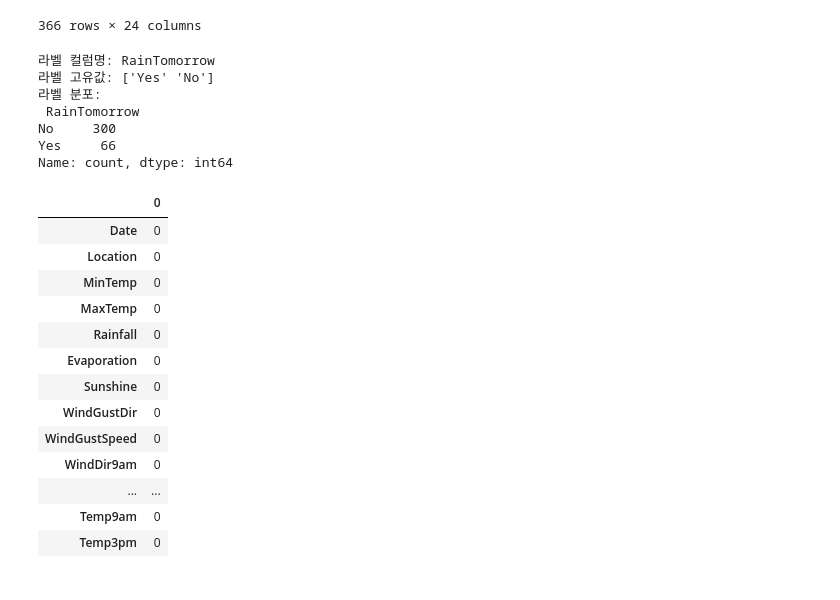
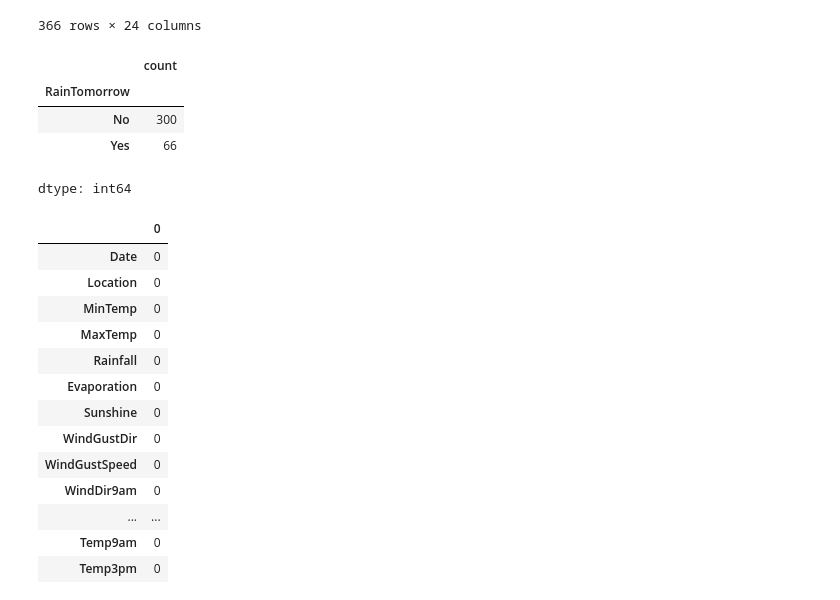
Before and after one commit to dayeee5/ml-programming-lab, a Jupyter notebook: week3/weather_classfication.ipynb, the cells around one changed output. Drawn from its saved outputs; the diff is of its cells as text; code cells hidden in the pictures.

```diff
--- a/week3/weather_classfication.ipynb
+++ b/week3/weather_classfication.ipynb
@@ -29,22 +28,16 @@ df
 | 364 | 10/30/2008 | Canberra | 12.5 | 26.9 | 0.0 | 5.0 | 7.1 | NW | 46.0 | ... |
 | 365 | 10/31/2008 | Canberra | 12.3 | 30.2 | 0.0 | 6.0 | 12.6 | NW | 78.0 | ... |
 366 rows × 24 columns
-# %%
-# -----------------------------
-# 2) 라벨(정답) 컬럼 지정
-# -----------------------------
-label_col = "RainTomorrow"
-
-print(f"\n라벨 컬럼명: {label_col}")
-print("라벨 고유값:", df[label_col].unique())
-print("라벨 분포:\n", df[label_col].value_counts())
-# %% [output]
-라벨 컬럼명: RainTomorrow
-라벨 고유값: ['Yes' 'No']
-라벨 분포:
- RainTomorrow
-No     300
-Yes     66
-Name: count, dtype: int64
+# %%
+# -----------------------------
+# 정답 라벨 분포 확인
+# -----------------------------
+df['RainTomorrow'].value_counts()
+# %% [output]
+|  | count |
+| RainTomorrow |  |
+| No | 300 |
+| Yes | 66 |
+dtype: int64
 # %%
 # -----------------------------
```
Also changed, not shown: parts of 9 cells of this notebook, 2 other files.
